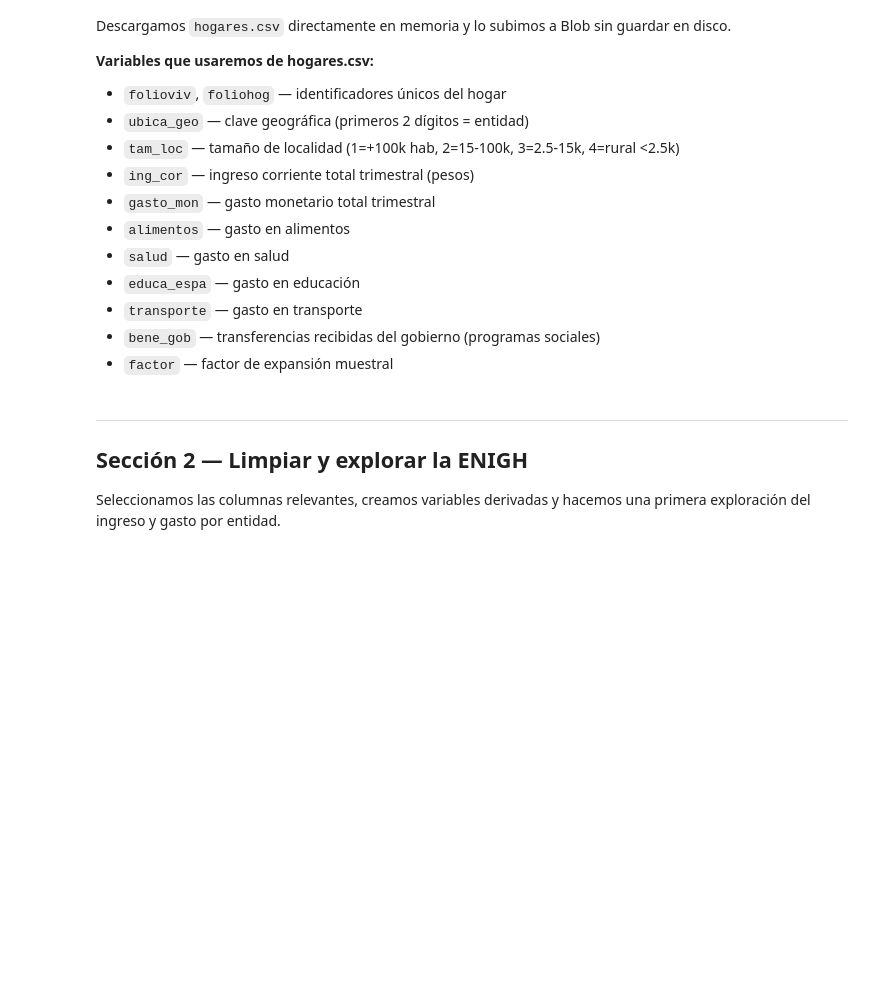
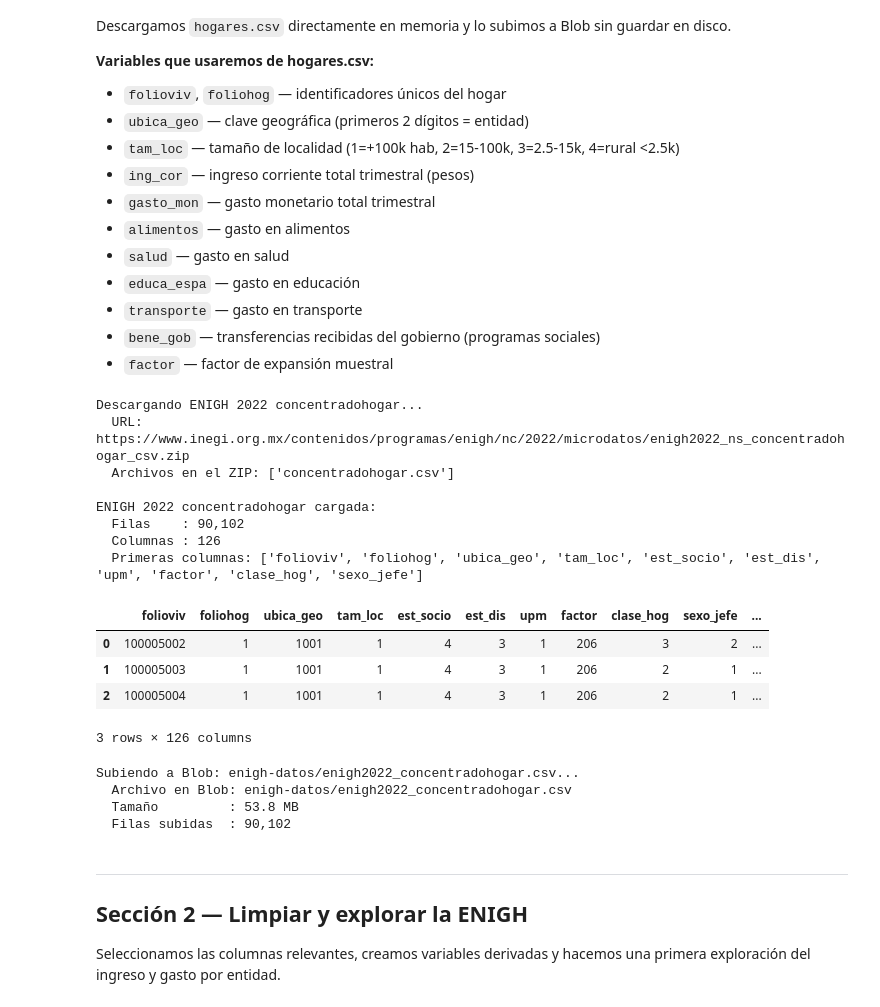
Before and after one commit to LizzieCC/taller_azure, a Jupyter notebook: dia5/dia5_taller.ipynb, the cells around one changed output. Cells and saved outputs as stored; diff of their text form; code cells hidden in the pictures; blank space fills up the shorter version.

```diff
--- a/dia5/dia5_taller.ipynb
+++ b/dia5/dia5_taller.ipynb
@@ -77,28 +109,47 @@ Descargamos `hogares.csv` directamente en memoria y lo subimos a Blob sin guarda
 # %%
 import requests, zipfile, io, pandas as pd
 
-# URL directa del ZIP de hogares — ENIGH 2022 Nueva Serie
-URL_ENIGH = 'https://www.inegi.org.mx/contenidos/programas/enigh/nc/2022/microdatos/enigh2022_ns_hogares_csv.zip'
+# La ENIGH 2022 distribuye los datos en varios archivos:
+#   hogares.csv           -> caracteristicas del hogar (huespedes, acc. alimentos)
+#   concentradohogar.csv  -> ingreso, gasto, transferencias  <-- este necesitamos
+#   poblacion.csv         -> datos de cada integrante
+#   gastoshogar.csv       -> detalle de cada gasto
 
-print('Descargando ENIGH 2022 hogares...')
+URL_ENIGH = 'https://www.inegi.org.mx/contenidos/programas/enigh/nc/2022/microdatos/enigh2022_ns_concentradohogar_csv.zip'
+
+print('Descargando ENIGH 2022 concentradohogar...')
 print(f'  URL: {URL_ENIGH}')
 
 resp = requests.get(URL_ENIGH, timeout=120)
 resp.raise_for_status()
 
-# Extraer hogares.csv del ZIP en memoria
 with zipfile.ZipFile(io.BytesIO(resp.content)) as z:
     archivos = z.namelist()
     print(f'  Archivos en el ZIP: {archivos}')
-    # El archivo puede llamarse hogares.csv o tener prefijo
-    nombre_csv = [f for f in archivos if 'hogares' in f.lower() and f.endswith('.csv')][0]
+    nombre_csv = [f for f in archivos if f.endswith('.csv')][0]
     with z.open(nombre_csv) as f:
-        df_enigh = pd.read_csv(f, encoding='latin-1', low_memory=False)
+        # utf-8-sig elimina el BOM que agrega Excel (aparece como ï»¿ en utf-8 normal)
+        df_enigh = pd.read_csv(f, encoding='utf-8-sig', low_memory=False)
 
-print(f'\nENIGH 2022 hogares cargada:')
+print(f'\nENIGH 2022 concentradohogar cargada:')
 print(f'  Filas    : {len(df_enigh):,}')
 print(f'  Columnas : {len(df_enigh.columns)}')
+print(f'  Primeras columnas: {list(df_enigh.columns[:10])}')
 df_enigh.head(3)
+# %% [output]
+Descargando ENIGH 2022 concentradohogar...
+  URL: https://www.inegi.org.mx/contenidos/programas/enigh/nc/2022/microdatos/enigh2022_ns_concentradohogar_csv.zip
+  Archivos en el ZIP: ['concentradohogar.csv']
+
+ENIGH 2022 concentradohogar cargada:
+  Filas    : 90,102
+  Columnas : 126
+  Primeras columnas: ['folioviv', 'foliohog', 'ubica_geo', 'tam_loc', 'est_socio', 'est_dis', 'upm', 'factor', 'clase_hog', 'sexo_jefe']
+|  | folioviv | foliohog | ubica_geo | tam_loc | est_socio | est_dis | upm | factor | clase_hog | sexo_jefe | ... |
+| 0 | 100005002 | 1 | 1001 | 1 | 4 | 3 | 1 | 206 | 3 | 2 | ... |
+| 1 | 100005003 | 1 | 1001 | 1 | 4 | 3 | 1 | 206 | 2 | 1 | ... |
+| 2 | 100005004 | 1 | 1001 | 1 | 4 | 3 | 1 | 206 | 2 | 1 | ... |
+3 rows × 126 columns
 # %%
 import adlfs
 
@@ -109,7 +160,7 @@ fs = adlfs.AzureBlobFileSystem(
 )
 
 # Subir hogares.csv a Blob (escribir desde buffer en memoria)
-ruta_blob = f'{BLOB_CONTAINER}/enigh2022_hogares.csv'
+ruta_blob = f'{BLOB_CONTAINER}/enigh2022_concentradohogar.csv'
 
 print(f'Subiendo a Blob: {ruta_blob}...')
 with fs.open(ruta_blob, 'wb') as f:
@@ -120,6 +171,11 @@ info = fs.info(ruta_blob)
 print(f'  Archivo en Blob: {ruta_blob}')
 print(f'  Tamaño         : {info["size"] / 1024 / 1024:.1f} MB')
 print(f'  Filas subidas  : {len(df_enigh):,}')
+# %% [output]
+Subiendo a Blob: enigh-datos/enigh2022_concentradohogar.csv...
+  Archivo en Blob: enigh-datos/enigh2022_concentradohogar.csv
+  Tamaño         : 53.8 MB
+  Filas subidas  : 90,102
 # %% [markdown]
 ---
 ## Sección 2 — Limpiar y explorar la ENIGH
```
Also changed, not shown: parts of 3 cells of this notebook, 3 other files.
